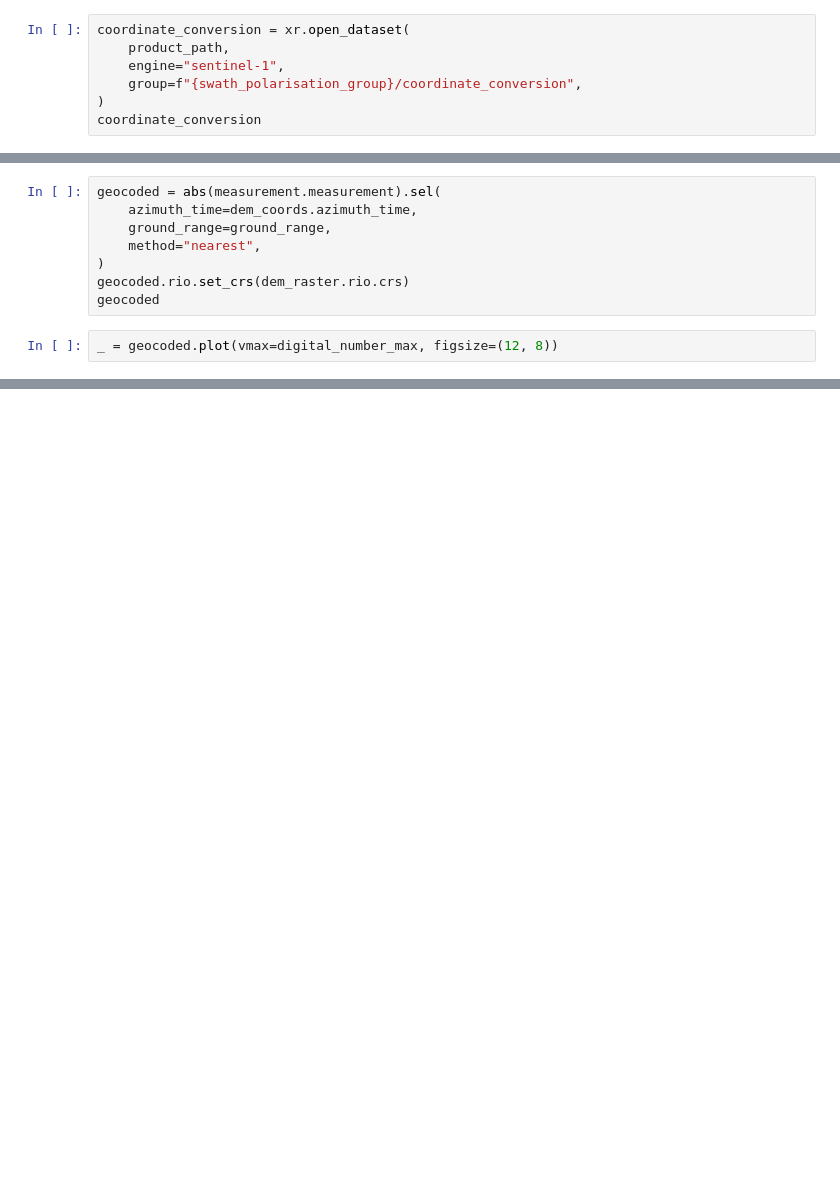
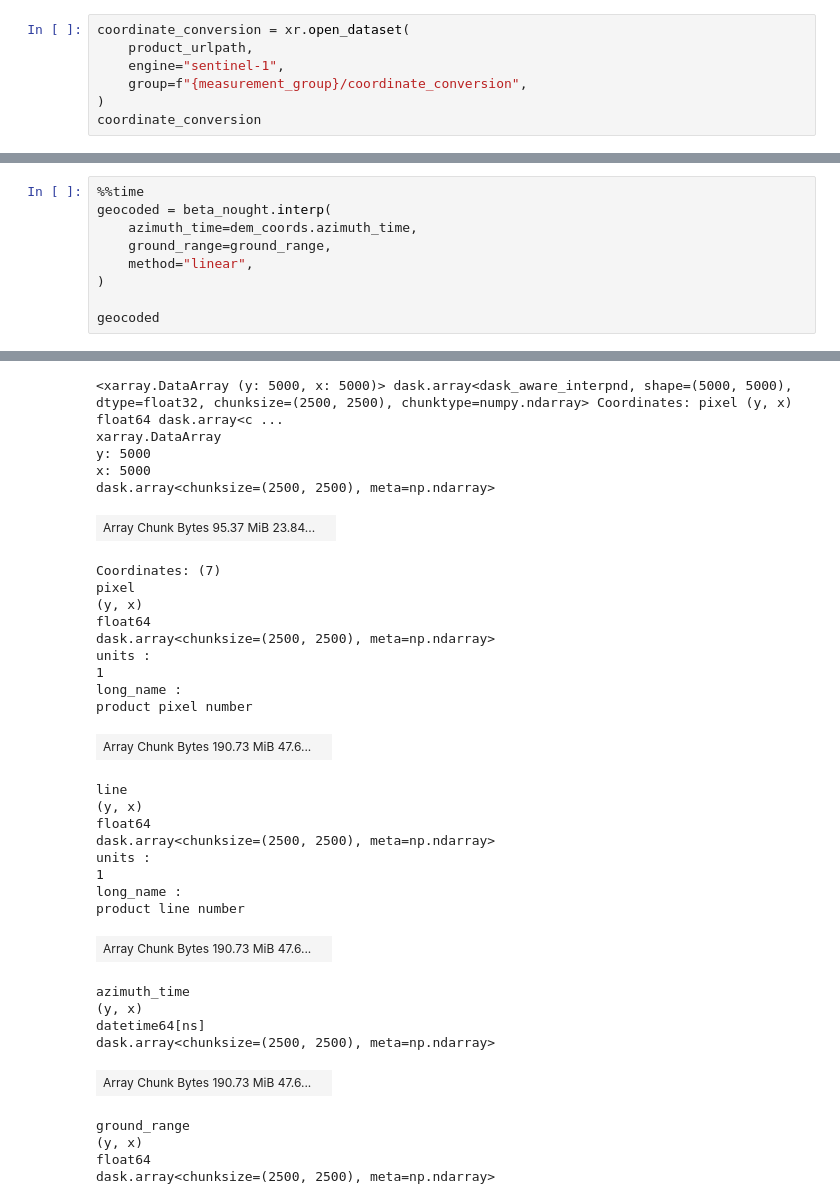
Before and after one commit to bopen/sarsen, a Jupyter notebook: notebooks/S1-GRD-IW-backward-geocode.ipynb, the cells around one changed output, grey strips where cells are left out. Cells and saved outputs as stored; diff of their text form; blank space fills up the shorter version.

```diff
--- a/notebooks/S1-GRD-IW-backward-geocode.ipynb
+++ b/notebooks/S1-GRD-IW-backward-geocode.ipynb
@@ -74,7 +304,7 @@ dem_coords
 # %%
 coordinate_conversion = xr.open_dataset(
-    product_path,
+    product_urlpath,
     engine="sentinel-1",
-    group=f"{swath_polarisation_group}/coordinate_conversion",
+    group=f"{measurement_group}/coordinate_conversion",
 )
 coordinate_conversion
@@ -87,10 +364,10 @@ ground_range
-# %%
-geocoded = abs(measurement.measurement).sel(
-    azimuth_time=dem_coords.azimuth_time,
-    ground_range=ground_range,
-    method="nearest",
-)
-geocoded.rio.set_crs(dem_raster.rio.crs)
-geocoded
-# %%
-_ = geocoded.plot(vmax=digital_number_max, figsize=(12, 8))
+# %%
+%%time
+geocoded = beta_nought.interp(
+    azimuth_time=dem_coords.azimuth_time,
+    ground_range=ground_range,
+    method="linear",
+)
+
+geocoded
+# %% [output]
@@ -96,0 +376,34 @@ _ = geocoded.plot(vmax=digital_number_max, figsize=(12, 8))
+<xarray.DataArray (y: 5000, x: 5000)> dask.array<dask_aware_interpnd, shape=(5000, 5000), dtype=float32, chunksize=(2500, 2500), chunktype=numpy.ndarray> Coordinates: pixel (y, x) float64 dask.array<c ...
+xarray.DataArray
+y: 5000
+x: 5000
+dask.array<chunksize=(2500, 2500), meta=np.ndarray>
+| Array Chunk Bytes 95.37 MiB 23.84... |  |
+Coordinates: (7)
+pixel
+(y, x)
+float64
+dask.array<chunksize=(2500, 2500), meta=np.ndarray>
+units :
+1
+long_name :
+product pixel number
+| Array Chunk Bytes 190.73 MiB 47.6... |  |
+line
+(y, x)
+float64
+dask.array<chunksize=(2500, 2500), meta=np.ndarray>
+units :
+1
+long_name :
+product line number
+| Array Chunk Bytes 190.73 MiB 47.6... |  |
+azimuth_time
+(y, x)
+datetime64[ns]
+dask.array<chunksize=(2500, 2500), meta=np.ndarray>
+| Array Chunk Bytes 190.73 MiB 47.6... |  |
+ground_range
+(y, x)
+float64
+dask.array<chunksize=(2500, 2500), meta=np.ndarray>
```
Also changed, not shown: parts of 26 cells of this notebook, 1 other file.
